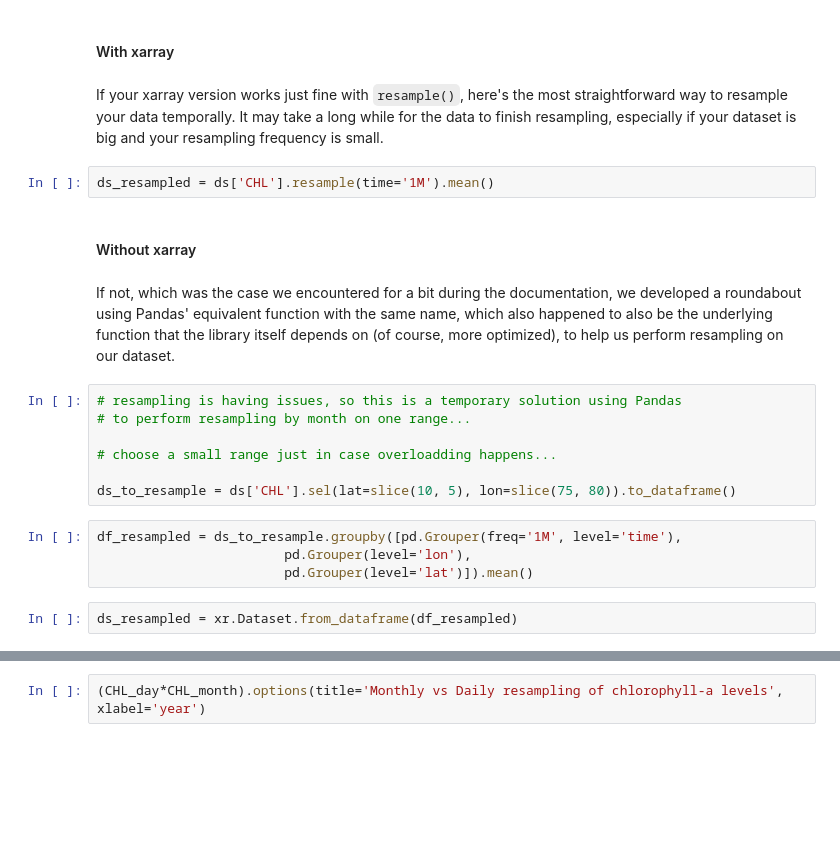
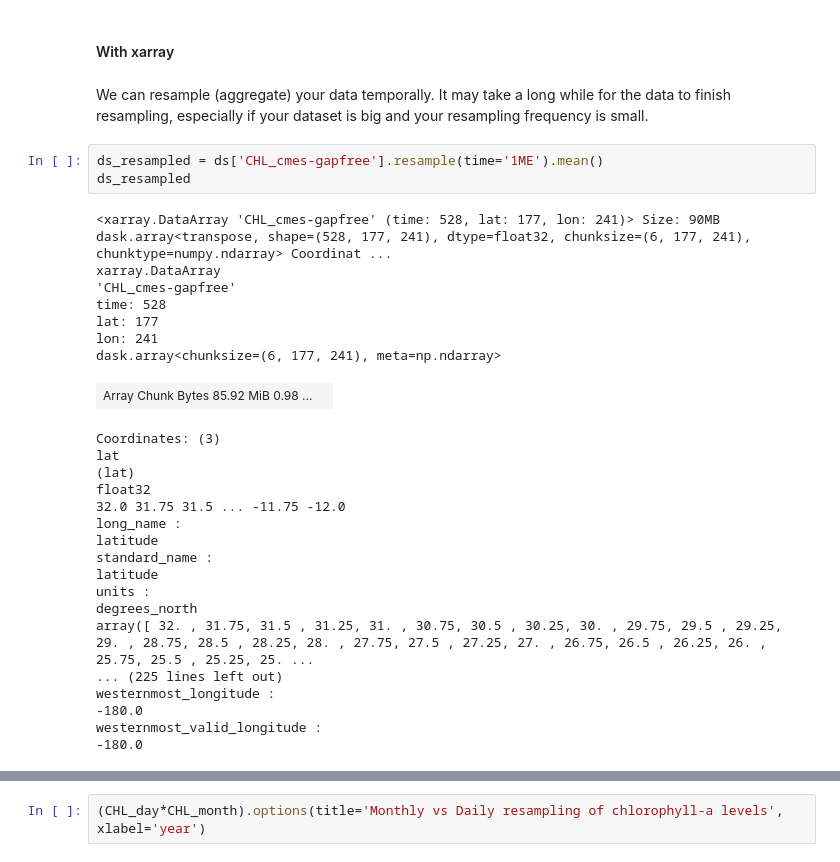
Before and after one commit to ocean-satellite-tools/mind-the-chl-gap-2024, a Jupyter notebook: book/notebooks/IO_Zarr_visualizations.ipynb, the cells around one changed output, grey strips where cells are left out. Saved outputs shown, nothing was run; the diff lists cells and outputs as text; blank space fills up the shorter version.

```diff
--- a/book/notebooks/IO_Zarr_visualizations.ipynb
+++ b/book/notebooks/IO_Zarr_visualizations.ipynb
@@ -322,23 +319,33 @@ heatmap_arr.hvplot().options(cmap='bgy', width=600, height=500)
 # %% [markdown]
 #### With xarray
 # %% [markdown]
-If your xarray version works just fine with `resample()`, here's the most straightforward way to resample your data temporally. It may take a long while for the data to finish resampling, especially if your dataset is big and your resampling frequency is small.
+We can resample (aggregate) your data temporally. It may take a long while for the data to finish resampling, especially if your dataset is big and your resampling frequency is small.
 # %%
-ds_resampled = ds['CHL'].resample(time='1M').mean()
+ds_resampled = ds['CHL_cmes-gapfree'].resample(time='1ME').mean()
+ds_resampled
+# %% [output]
+<xarray.DataArray 'CHL_cmes-gapfree' (time: 528, lat: 177, lon: 241)> Size: 90MB dask.array<transpose, shape=(528, 177, 241), dtype=float32, chunksize=(6, 177, 241), chunktype=numpy.ndarray> Coordinat ...
+xarray.DataArray
+'CHL_cmes-gapfree'
+time: 528
+lat: 177
+lon: 241
+dask.array<chunksize=(6, 177, 241), meta=np.ndarray>
+| Array Chunk Bytes 85.92 MiB 0.98 ... |  |
+Coordinates: (3)
+lat
+(lat)
+float32
+32.0 31.75 31.5 ... -11.75 -12.0
+long_name :
+latitude
+standard_name :
+latitude
+units :
+degrees_north
+array([ 32. , 31.75, 31.5 , 31.25, 31. , 30.75, 30.5 , 30.25, 30. , 29.75, 29.5 , 29.25, 29. , 28.75, 28.5 , 28.25, 28. , 27.75, 27.5 , 27.25, 27. , 26.75, 26.5 , 26.25, 26. , 25.75, 25.5 , 25.25, 25. ...
+... (225 lines left out)
+westernmost_longitude :
+-180.0
+westernmost_valid_longitude :
+-180.0
-# %% [markdown]
-#### Without xarray
-# %% [markdown]
-If not, which was the case we encountered for a bit during the documentation, we developed a roundabout using Pandas' equivalent function with the same name, which also happened to also be the underlying function that the library itself depends on (of course, more optimized), to help us perform resampling on our dataset.
-# %%
-# resampling is having issues, so this is a temporary solution using Pandas
-# to perform resampling by month on one range...
-
-# choose a small range just in case overloadding happens...
-
-ds_to_resample = ds['CHL'].sel(lat=slice(10, 5), lon=slice(75, 80)).to_dataframe()
-# %%
-df_resampled = ds_to_resample.groupby([pd.Grouper(freq='1M', level='time'),
-                        pd.Grouper(level='lon'),
-                        pd.Grouper(level='lat')]).mean()
-# %%
-ds_resampled = xr.Dataset.from_dataframe(df_resampled)
```
Also changed, not shown: parts of 22 cells of this notebook.
